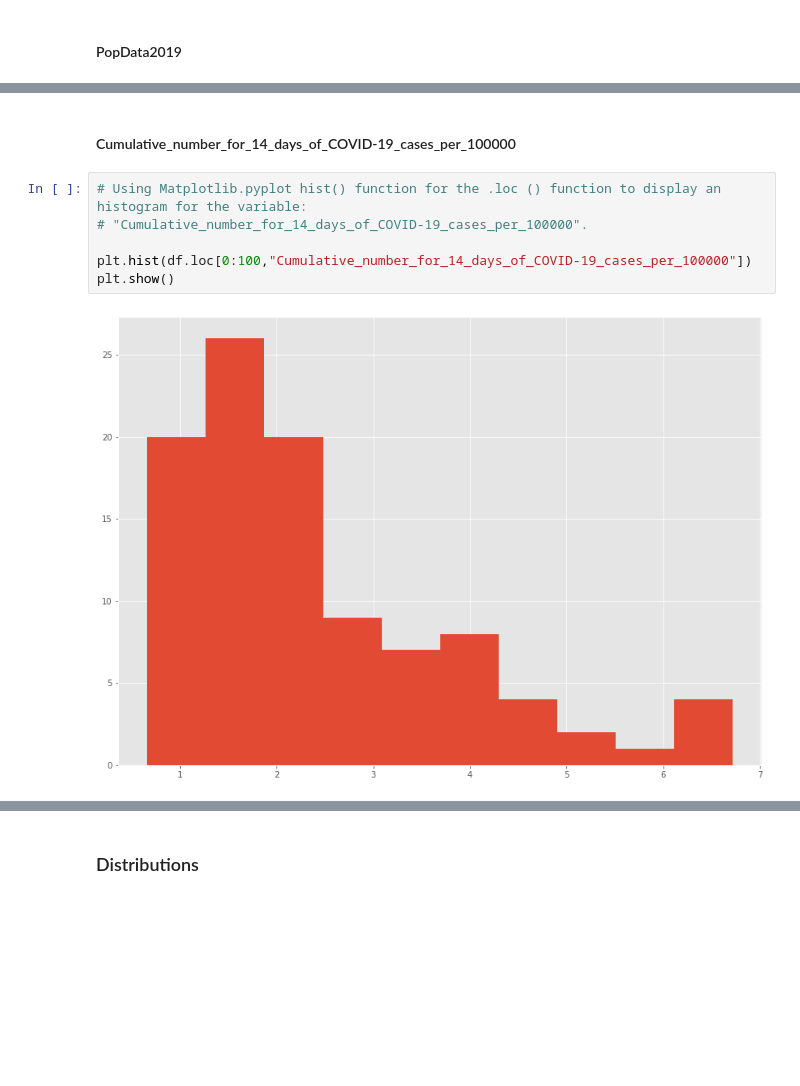
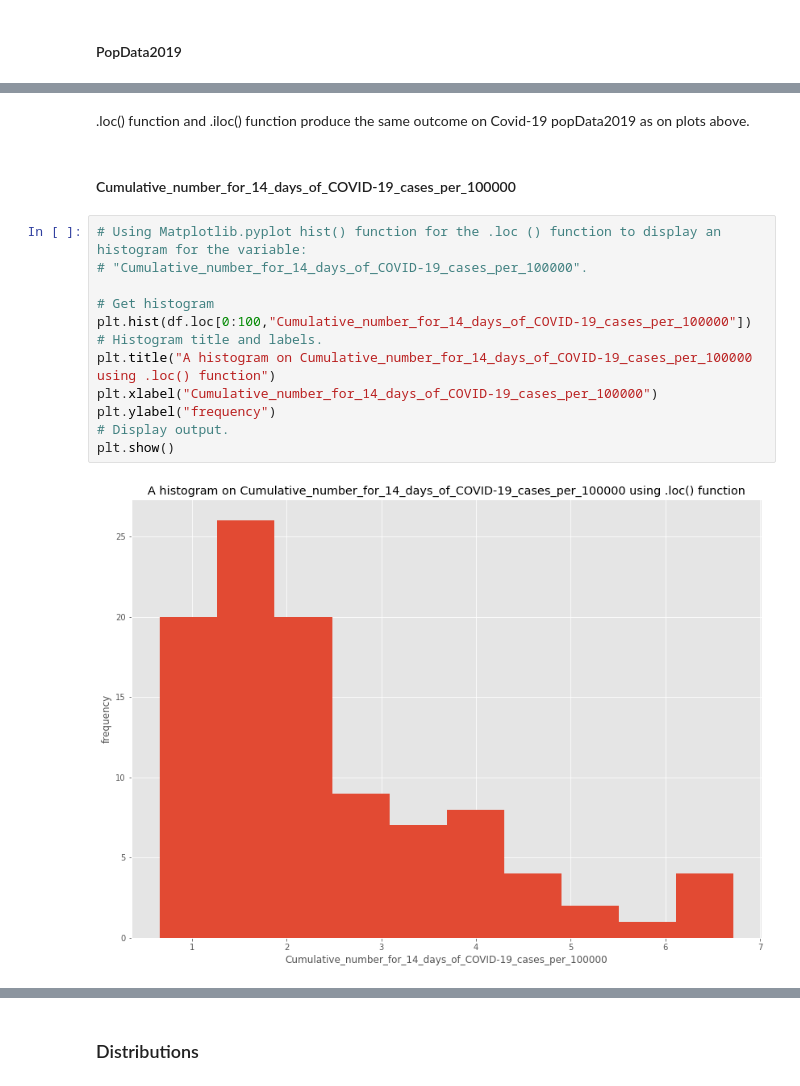
Before and after one commit to Samjean2020/progda2020-project, a Jupyter notebook: progda2020project.ipynb, the cells around one changed output, grey strips where cells are left out. Saved outputs shown, nothing was run; the diff lists cells and outputs as text; blank space fills up the shorter version.

```diff
--- a/progda2020project.ipynb
+++ b/progda2020project.ipynb
@@ -298,13 +336,21 @@ plt.show()
+# %% [markdown]
+.loc() function and .iloc() function produce the same outcome on Covid-19 popData2019 as on plots above.
 # %% [markdown]
 #### Cumulative_number_for_14_days_of_COVID-19_cases_per_100000
 # %%
 # Using Matplotlib.pyplot hist() function for the .loc () function to display an histogram for the variable:
 # "Cumulative_number_for_14_days_of_COVID-19_cases_per_100000".
 
+# Get histogram
 plt.hist(df.loc[0:100,"Cumulative_number_for_14_days_of_COVID-19_cases_per_100000"])
+# Histogram title and labels.
+plt.title("A histogram on Cumulative_number_for_14_days_of_COVID-19_cases_per_100000 using .loc() function")
+plt.xlabel("Cumulative_number_for_14_days_of_COVID-19_cases_per_100000")
+plt.ylabel("frequency")
+# Display output.
 plt.show()
 # %% [output]
-[figure, old version]
+[figure, new version]
 # %%
 # Using Matplotlib.pyplot hist() function for the .iloc () function to display an histogram for the variable:
 # "Cumulative_number_for_14_days_of_COVID-19_cases_per_100000".
```
Also changed, not shown: parts of 69 cells of this notebook.
